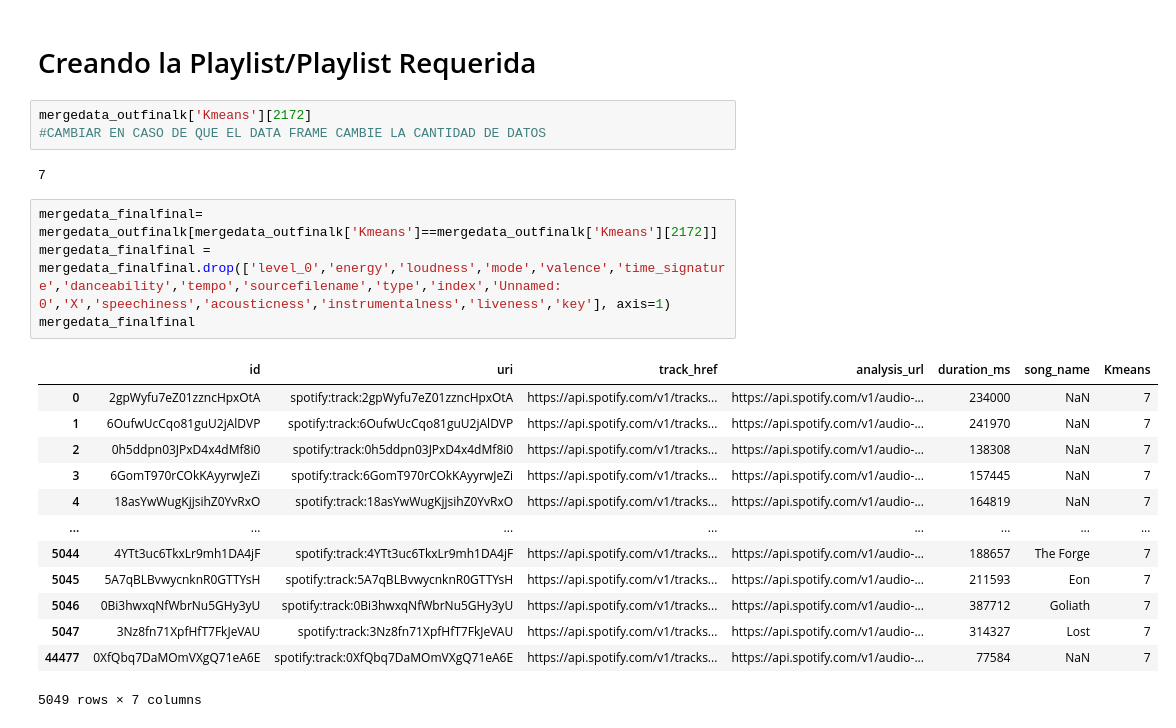
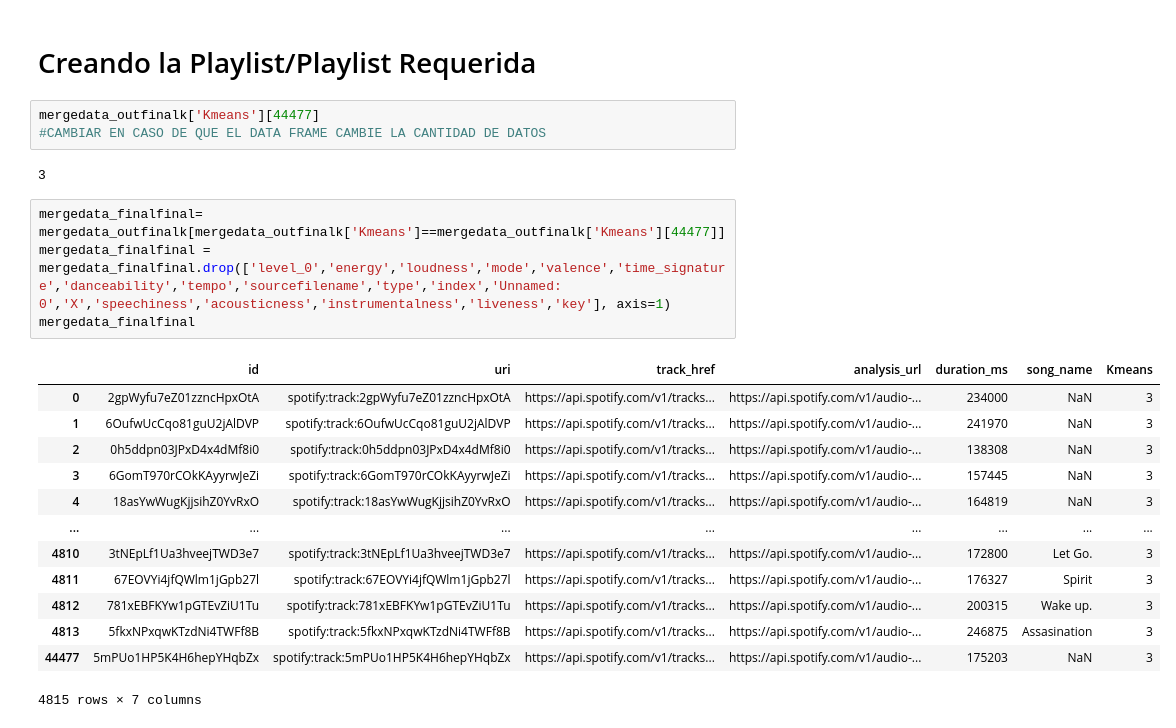
Before and after one commit to Benjamilior/Proyecto-Mineria-de-Datos, a Jupyter notebook: Proyecto_Mineria_Programa_Final.ipynb, the cells around one changed output. Drawn from its saved outputs; the diff is of its cells as text.

```diff
--- a/Proyecto_Mineria_Programa_Final.ipynb
+++ b/Proyecto_Mineria_Programa_Final.ipynb
@@ -292,25 +292,25 @@ mergedata_outfinalk
 # %% [markdown]
 # Creando la Playlist/Playlist Requerida
 # %%
-mergedata_outfinalk['Kmeans'][2172]
+mergedata_outfinalk['Kmeans'][44477]
 #CAMBIAR EN CASO DE QUE EL DATA FRAME CAMBIE LA CANTIDAD DE DATOS
 # %% [output]
-7
+3
 # %%
-mergedata_finalfinal= mergedata_outfinalk[mergedata_outfinalk['Kmeans']==mergedata_outfinalk['Kmeans'][2172]]
+mergedata_finalfinal= mergedata_outfinalk[mergedata_outfinalk['Kmeans']==mergedata_outfinalk['Kmeans'][44477]]
 mergedata_finalfinal = mergedata_finalfinal.drop(['level_0','energy','loudness','mode','valence','time_signature','danceability','tempo','sourcefilename','type','index','Unnamed: 0','X','speechiness','acousticness','instrumentalness','liveness','key'], axis=1)
 mergedata_finalfinal
 # %% [output]
 |  | id | uri | track_href | analysis_url | duration_ms | song_name | Kmeans |
-| 0 | 2gpWyfu7eZ01zzncHpxOtA | spotify:track:2gpWyfu7eZ01zzncHpxOtA | https://api.spotify.com/v1/tracks... | https://api.spotify.com/v1/audio-... | 234000 | NaN | 7 |
-| 1 | 6OufwUcCqo81guU2jAlDVP | spotify:track:6OufwUcCqo81guU2jAlDVP | https://api.spotify.com/v1/tracks... | https://api.spotify.com/v1/audio-... | 241970 | NaN | 7 |
-| 2 | 0h5ddpn03JPxD4x4dMf8i0 | spotify:track:0h5ddpn03JPxD4x4dMf8i0 | https://api.spotify.com/v1/tracks... | https://api.spotify.com/v1/audio-... | 138308 | NaN | 7 |
-| 3 | 6GomT970rCOkKAyyrwJeZi | spotify:track:6GomT970rCOkKAyyrwJeZi | https://api.spotify.com/v1/tracks... | https://api.spotify.com/v1/audio-... | 157445 | NaN | 7 |
-| 4 | 18asYwWugKjjsihZ0YvRxO | spotify:track:18asYwWugKjjsihZ0YvRxO | https://api.spotify.com/v1/tracks... | https://api.spotify.com/v1/audio-... | 164819 | NaN | 7 |
+| 0 | 2gpWyfu7eZ01zzncHpxOtA | spotify:track:2gpWyfu7eZ01zzncHpxOtA | https://api.spotify.com/v1/tracks... | https://api.spotify.com/v1/audio-... | 234000 | NaN | 3 |
+| 1 | 6OufwUcCqo81guU2jAlDVP | spotify:track:6OufwUcCqo81guU2jAlDVP | https://api.spotify.com/v1/tracks... | https://api.spotify.com/v1/audio-... | 241970 | NaN | 3 |
+| 2 | 0h5ddpn03JPxD4x4dMf8i0 | spotify:track:0h5ddpn03JPxD4x4dMf8i0 | https://api.spotify.com/v1/tracks... | https://api.spotify.com/v1/audio-... | 138308 | NaN | 3 |
+| 3 | 6GomT970rCOkKAyyrwJeZi | spotify:track:6GomT970rCOkKAyyrwJeZi | https://api.spotify.com/v1/tracks... | https://api.spotify.com/v1/audio-... | 157445 | NaN | 3 |
+| 4 | 18asYwWugKjjsihZ0YvRxO | spotify:track:18asYwWugKjjsihZ0YvRxO | https://api.spotify.com/v1/tracks... | https://api.spotify.com/v1/audio-... | 164819 | NaN | 3 |
 | ... | ... | ... | ... | ... | ... | ... | ... |
-| 5044 | 4YTt3uc6TkxLr9mh1DA4jF | spotify:track:4YTt3uc6TkxLr9mh1DA4jF | https://api.spotify.com/v1/tracks... | https://api.spotify.com/v1/audio-... | 188657 | The Forge | 7 |
-| 5045 | 5A7qBLBvwycnknR0GTTYsH | spotify:track:5A7qBLBvwycnknR0GTTYsH | https://api.spotify.com/v1/tracks... | https://api.spotify.com/v1/audio-... | 211593 | Eon | 7 |
-| 5046 | 0Bi3hwxqNfWbrNu5GHy3yU | spotify:track:0Bi3hwxqNfWbrNu5GHy3yU | https://api.spotify.com/v1/tracks... | https://api.spotify.com/v1/audio-... | 387712 | Goliath | 7 |
-| 5047 | 3Nz8fn71XpfHfT7FkJeVAU | spotify:track:3Nz8fn71XpfHfT7FkJeVAU | https://api.spotify.com/v1/tracks... | https://api.spotify.com/v1/audio-... | 314327 | Lost | 7 |
-| 44477 | 0XfQbq7DaMOmVXgQ71eA6E | spotify:track:0XfQbq7DaMOmVXgQ71eA6E | https://api.spotify.com/v1/tracks... | https://api.spotify.com/v1/audio-... | 77584 | NaN | 7 |
+| 4810 | 3tNEpLf1Ua3hveejTWD3e7 | spotify:track:3tNEpLf1Ua3hveejTWD3e7 | https://api.spotify.com/v1/tracks... | https://api.spotify.com/v1/audio-... | 172800 | Let Go. | 3 |
+| 4811 | 67EOVYi4jfQWlm1jGpb27l | spotify:track:67EOVYi4jfQWlm1jGpb27l | https://api.spotify.com/v1/tracks... | https://api.spotify.com/v1/audio-... | 176327 | Spirit | 3 |
+| 4812 | 781xEBFKYw1pGTEvZiU1Tu | spotify:track:781xEBFKYw1pGTEvZiU1Tu | https://api.spotify.com/v1/tracks... | https://api.spotify.com/v1/audio-... | 200315 | Wake up. | 3 |
+| 4813 | 5fkxNPxqwKTzdNi4TWFf8B | spotify:track:5fkxNPxqwKTzdNi4TWFf8B | https://api.spotify.com/v1/tracks... | https://api.spotify.com/v1/audio-... | 246875 | Assasination | 3 |
+| 44477 | 5mPUo1HP5K4H6hepYHqbZx | spotify:track:5mPUo1HP5K4H6hepYHqbZx | https://api.spotify.com/v1/tracks... | https://api.spotify.com/v1/audio-... | 175203 | NaN | 3 |
-5049 rows × 7 columns
+4815 rows × 7 columns
```
Also changed, not shown: parts of 10 cells of this notebook.
